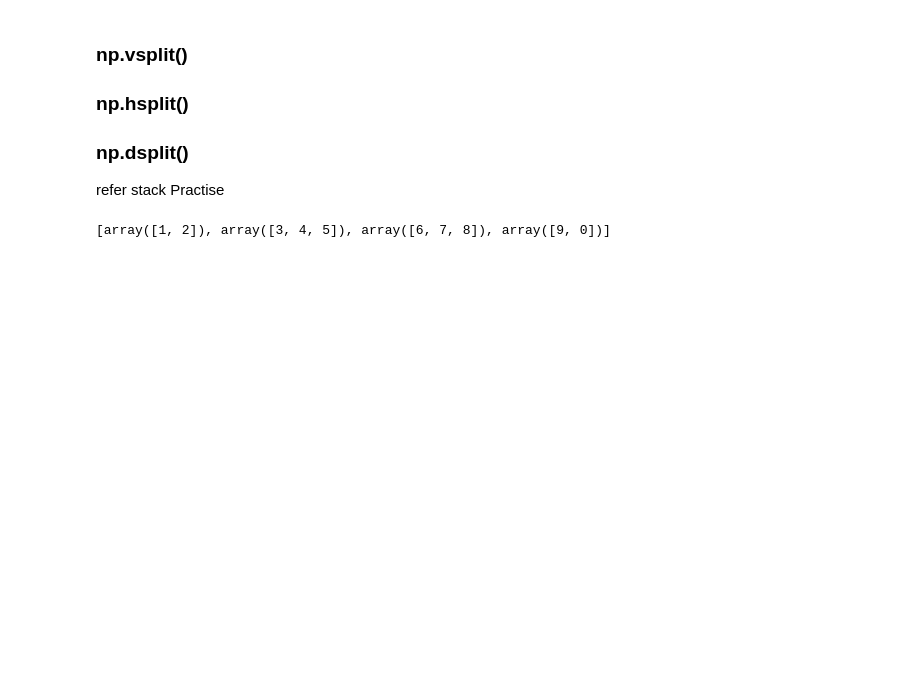
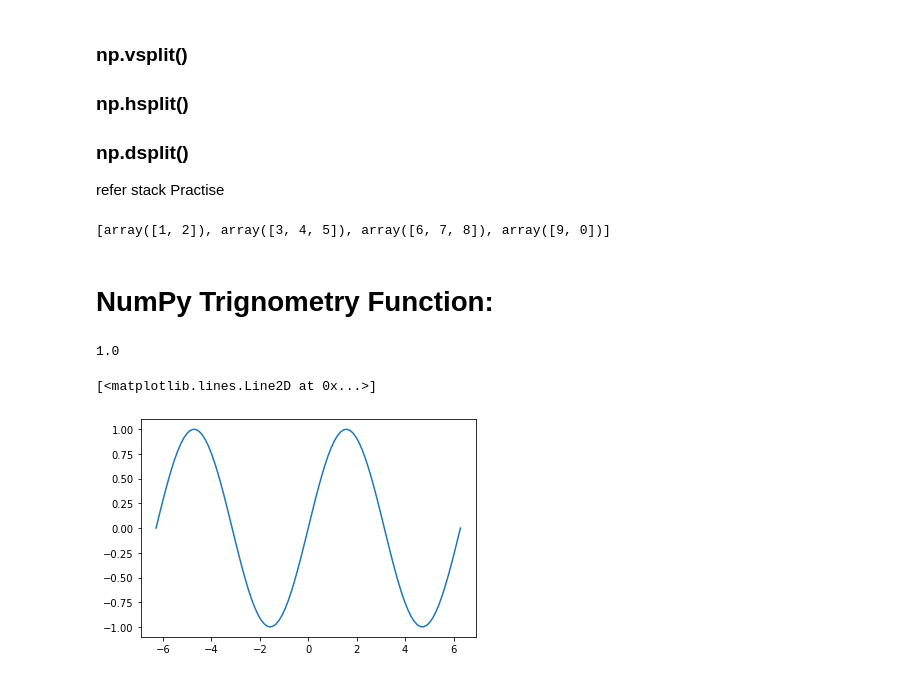
Before and after one commit to Raghushaf/Data_Study_Kaggle, a Jupyter notebook: numpy-learn-practise.ipynb, the cells around one changed output. Drawn from its saved outputs; the diff is of its cells as text; code cells hidden in the pictures; blank space fills up the shorter version.

```diff
--- a/numpy-learn-practise.ipynb
+++ b/numpy-learn-practise.ipynb
@@ -2601,3 +2532,5 @@ d1=np.array([1,2,3,4,5,6,7,8,9,0])
 print(np.split(d1,[2,5,8]))  #first 0to 1index ,after 2,3,4 index & then 5,6,7 and when not give any value it will asign last
 # %% [output]
 [array([1, 2]), array([3, 4, 5]), array([6, 7, 8]), array([9, 0])]
+# %% [markdown]
+# NumPy Trignometry Function:
@@ -2603,0 +2539,11 @@ print(np.split(d1,[2,5,8]))  #first 0to 1index ,after 2,3,4 index & then 5,6,7 a
+# %%
+np.sin((np.pi/2))   #pi / 2 = 90
+# %% [output]
+1.0
+# %%
+x=np.linspace(-2*np.pi,2*np.pi,100)
+y_sin=np.sin(x)
+plt.plot(x,y_sin)
+# %% [output]
+[<matplotlib.lines.Line2D at 0x...>]
+[figure, added]
```
Also changed, not shown: parts of 23 cells of this notebook.
